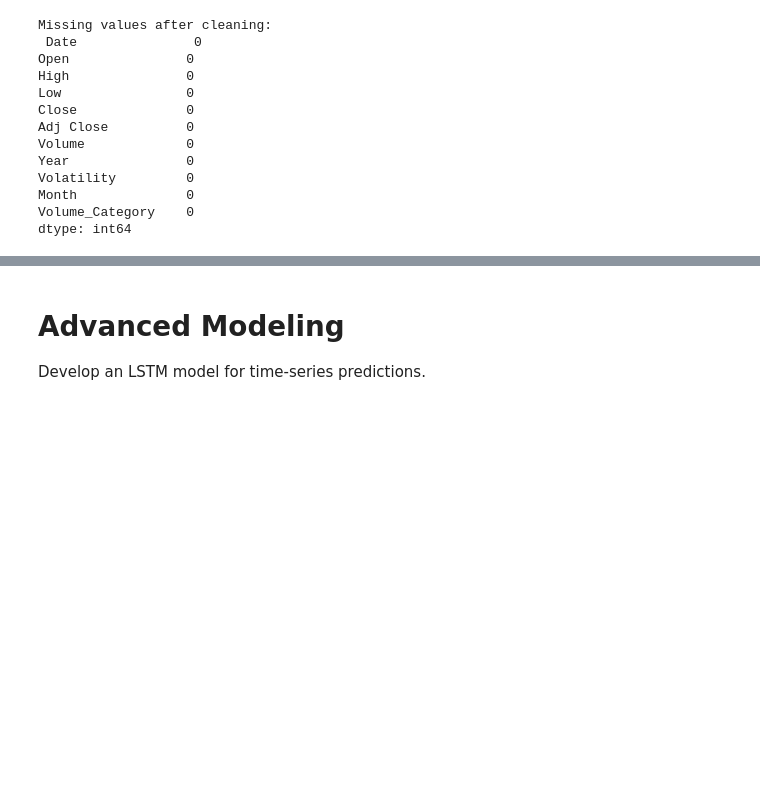
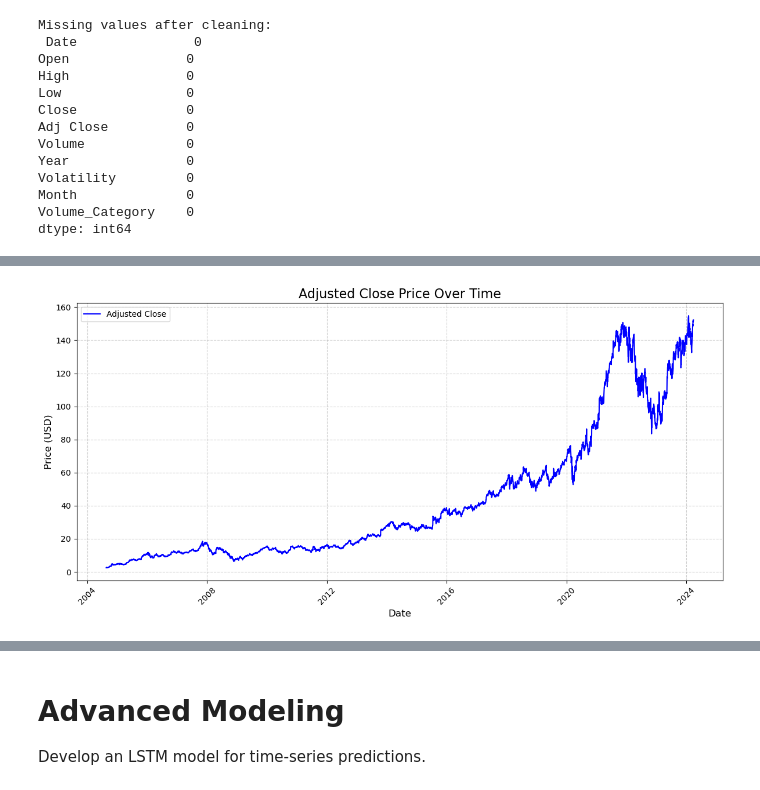
Before and after one commit to ElifSurucu/Google-Stock-Market-Data, a Jupyter notebook: Machine_Learning_Last updated.ipynb, the cells around one changed output, grey strips where cells are left out. Saved outputs shown, nothing was run; the diff lists cells and outputs as text; code cells hidden in the pictures; blank space fills up the shorter version.

```diff
--- a/Machine_Learning_Last updated.ipynb
+++ b/Machine_Learning_Last updated.ipynb
@@ -1121,0 +156,25 @@ plt.show()
+# %%
+if 'Date' in data.columns:
+    data['Date'] = pd.to_datetime(data['Date'], errors='coerce')  # Handle invalid dates gracefully
+
+# Extract the day of the week from the 'Date' column
+if 'Date' in data.columns:
+    data['DayOfWeek'] = data['Date'].dt.day_name()  # Converts dates to day names (e.g., Monday, Tuesday)
+
+# Encode the 'DayOfWeek' column if it exists
+if 'DayOfWeek' in data.columns:
+    label_encoder = LabelEncoder()
+    data['DayOfWeek_Encoded'] = label_encoder.fit_transform(data['DayOfWeek'])
+    data = data.drop(columns=['DayOfWeek'])  # Drop original column after encoding
+
+# Encode the 'Volume_Category' column if it exists
+if 'Volume_Category' in data.columns:
+    label_encoder = LabelEncoder()
+    data['Volume_Category_Encoded'] = label_encoder.fit_transform(data['Volume_Category'])
+    data = data.drop(columns=['Volume_Category'])  # Drop original column after encoding
+
+# Drop unrelated columns for correlation analysis
+columns_to_drop = ['Date']
+columns_to_drop += ['Volume_Category'] if 'Volume_Category' in data.columns else []
+
+correlation_data = data.drop(columns=columns_to_drop, errors='ignore')  # Safely drop columns
@@ -1121,0 +205,15 @@ plt.show()
+# %%
+# Plot Adjusted Close Price over time
+plt.figure(figsize=(12, 6))
+plt.plot(data['Date'], data['Adj Close'], label='Adjusted Close', color='blue', linewidth=1.5)
+plt.title('Adjusted Close Price Over Time', fontsize=16)
+plt.xlabel('Date', fontsize=12)
+plt.ylabel('Price (USD)', fontsize=12)
+plt.grid(True, linestyle='--', alpha=0.6)
+plt.legend(fontsize=10)
+plt.xticks(rotation=45, fontsize=10)
+plt.yticks(fontsize=10)
+plt.tight_layout()
+plt.show()
+# %% [output]
+[figure, added]
```
Also changed, not shown: parts of 130 cells of this notebook, 10 other files.
